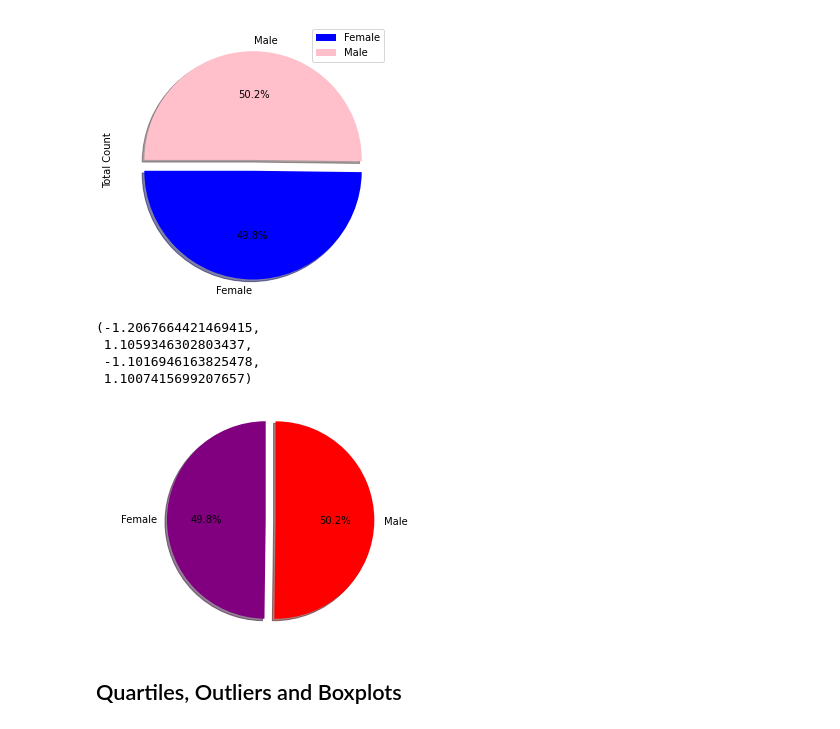
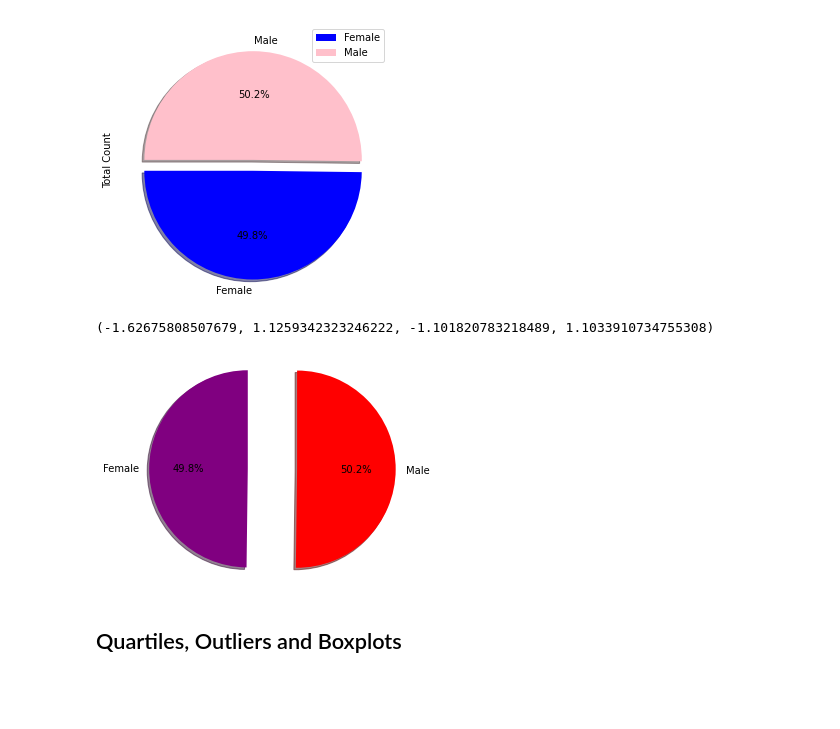
Before and after one commit to jagorman/Pymaceuticals, a Jupyter notebook: Pymaceuticals/Pymaceuticals .ipynb, the cells around one changed output. Drawn from its saved outputs; the diff is of its cells as text; code cells hidden in the pictures; blank space fills up the shorter version.

```diff
--- a/Pymaceuticals/Pymaceuticals .ipynb
+++ b/Pymaceuticals/Pymaceuticals .ipynb
@@ -204,26 +210,23 @@ plot = gender.plot.pie(y="Total Count",figsize=(5,5), colors = colors, startangl
 # %%
 # Generate a pie plot showing the distribution of female versus male mice using pyplot
 labels = ["Female","Male"]
 
 #List the values of each section of the pie chart
 sizes = [49.799197,50.200803]
 
 #Set colors for each section of the pie
 colors = ['purple', 'red']
 
 #Determoine which section of the circle to detach
-explode = (0.1, 0)
+explode = (0.5, 0)
 
 #Create the pie chart based upon the values
 plt.pie(sizes, explode=explode, labels=labels, colors=colors, autopct="%1.1f%%", shadow=True, startangle=90)
 
 #Set equal axis
 plt.axis("equal")
 # %% [output]
-(-1.2067664421469415,
- 1.1059346302803437,
- -1.1016946163825478,
- 1.1007415699207657)
+(-1.62675808507679, 1.1259342323246222, -1.101820783218489, 1.1033910734755308)
-[figure, old version]
+[figure, new version]
 # %% [markdown]
 ## Quartiles, Outliers and Boxplots
```
Also changed, not shown: parts of 15 cells of this notebook, 1 other file.
